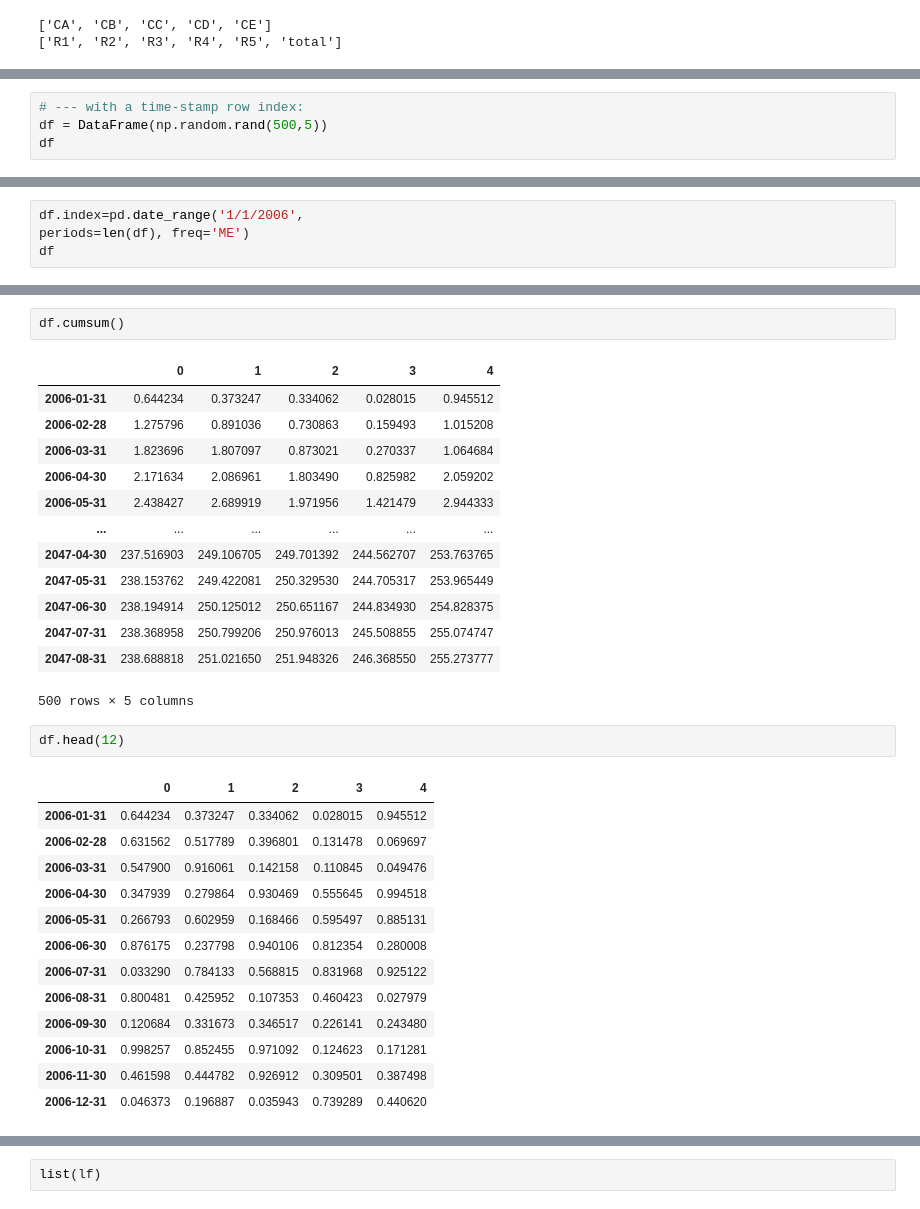
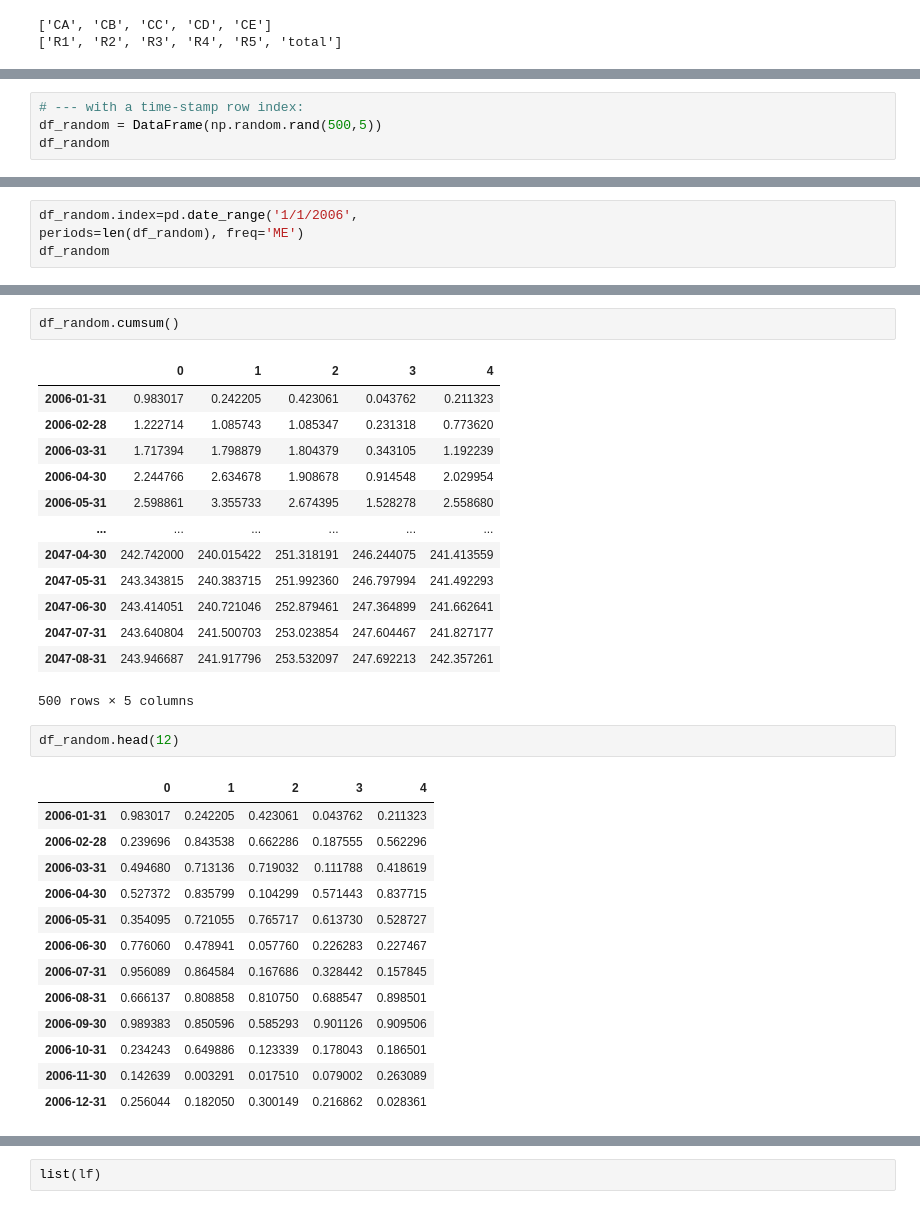
Before and after one commit to gpfforte/Learning, a Jupyter notebook: pandas_ex/prova2.ipynb, the cells around one changed output, grey strips where cells are left out. Drawn from its saved outputs; the diff is of its cells as text.

```diff
--- a/pandas_ex/prova2.ipynb
+++ b/pandas_ex/prova2.ipynb
@@ -69,7 +81,7 @@ RangeIndex(start=2, stop=8, step=1)
 | 7 | NaN | 25.0 |
 # %%
 # --- with a time-stamp row index:
-df = DataFrame(np.random.rand(500,5))
-df
+df_random = DataFrame(np.random.rand(500,5))
+df_random
 # %% [output]
 |  | 0 | 1 | 2 | 3 | 4 |
@@ -87,7 +99,7 @@ df
 500 rows × 5 columns
 # %%
-df.index=pd.date_range('1/1/2006',
-periods=len(df), freq='ME')
-df
+df_random.index=pd.date_range('1/1/2006',
+periods=len(df_random), freq='ME')
+df_random
 # %% [output]
 |  | 0 | 1 | 2 | 3 | 4 |
@@ -162,35 +174,35 @@ df.items()
 # %% [output]
 <generator object DataFrame.items at 0x...>
 # %%
-df.cumsum()
+df_random.cumsum()
 # %% [output]
 |  | 0 | 1 | 2 | 3 | 4 |
-| 2006-01-31 | 0.644234 | 0.373247 | 0.334062 | 0.028015 | 0.945512 |
-| 2006-02-28 | 1.275796 | 0.891036 | 0.730863 | 0.159493 | 1.015208 |
-| 2006-03-31 | 1.823696 | 1.807097 | 0.873021 | 0.270337 | 1.064684 |
-| 2006-04-30 | 2.171634 | 2.086961 | 1.803490 | 0.825982 | 2.059202 |
-| 2006-05-31 | 2.438427 | 2.689919 | 1.971956 | 1.421479 | 2.944333 |
+| 2006-01-31 | 0.983017 | 0.242205 | 0.423061 | 0.043762 | 0.211323 |
+| 2006-02-28 | 1.222714 | 1.085743 | 1.085347 | 0.231318 | 0.773620 |
+| 2006-03-31 | 1.717394 | 1.798879 | 1.804379 | 0.343105 | 1.192239 |
+| 2006-04-30 | 2.244766 | 2.634678 | 1.908678 | 0.914548 | 2.029954 |
+| 2006-05-31 | 2.598861 | 3.355733 | 2.674395 | 1.528278 | 2.558680 |
 | ... | ... | ... | ... | ... | ... |
-| 2047-04-30 | 237.516903 | 249.106705 | 249.701392 | 244.562707 | 253.763765 |
-| 2047-05-31 | 238.153762 | 249.422081 | 250.329530 | 244.705317 | 253.965449 |
-| 2047-06-30 | 238.194914 | 250.125012 | 250.651167 | 244.834930 | 254.828375 |
-| 2047-07-31 | 238.368958 | 250.799206 | 250.976013 | 245.508855 | 255.074747 |
-| 2047-08-31 | 238.688818 | 251.021650 | 251.948326 | 246.368550 | 255.273777 |
+| 2047-04-30 | 242.742000 | 240.015422 | 251.318191 | 246.244075 | 241.413559 |
+| 2047-05-31 | 243.343815 | 240.383715 | 251.992360 | 246.797994 | 241.492293 |
+| 2047-06-30 | 243.414051 | 240.721046 | 252.879461 | 247.364899 | 241.662641 |
+| 2047-07-31 | 243.640804 | 241.500703 | 253.023854 | 247.604467 | 241.827177 |
+| 2047-08-31 | 243.946687 | 241.917796 | 253.532097 | 247.692213 | 242.357261 |
 500 rows × 5 columns
 # %%
-df.head(12)
+df_random.head(12)
 # %% [output]
 |  | 0 | 1 | 2 | 3 | 4 |
-| 2006-01-31 | 0.644234 | 0.373247 | 0.334062 | 0.028015 | 0.945512 |
-| 2006-02-28 | 0.631562 | 0.517789 | 0.396801 | 0.131478 | 0.069697 |
-| 2006-03-31 | 0.547900 | 0.916061 | 0.142158 | 0.110845 | 0.049476 |
-| 2006-04-30 | 0.347939 | 0.279864 | 0.930469 | 0.555645 | 0.994518 |
-| 2006-05-31 | 0.266793 | 0.602959 | 0.168466 | 0.595497 | 0.885131 |
-| 2006-06-30 | 0.876175 | 0.237798 | 0.940106 | 0.812354 | 0.280008 |
-| 2006-07-31 | 0.033290 | 0.784133 | 0.568815 | 0.831968 | 0.925122 |
-| 2006-08-31 | 0.800481 | 0.425952 | 0.107353 | 0.460423 | 0.027979 |
-| 2006-09-30 | 0.120684 | 0.331673 | 0.346517 | 0.226141 | 0.243480 |
-| 2006-10-31 | 0.998257 | 0.852455 | 0.971092 | 0.124623 | 0.171281 |
-| 2006-11-30 | 0.461598 | 0.444782 | 0.926912 | 0.309501 | 0.387498 |
-| 2006-12-31 | 0.046373 | 0.196887 | 0.035943 | 0.739289 | 0.440620 |
+| 2006-01-31 | 0.983017 | 0.242205 | 0.423061 | 0.043762 | 0.211323 |
+| 2006-02-28 | 0.239696 | 0.843538 | 0.662286 | 0.187555 | 0.562296 |
+| 2006-03-31 | 0.494680 | 0.713136 | 0.719032 | 0.111788 | 0.418619 |
+| 2006-04-30 | 0.527372 | 0.835799 | 0.104299 | 0.571443 | 0.837715 |
+| 2006-05-31 | 0.354095 | 0.721055 | 0.765717 | 0.613730 | 0.528727 |
+| 2006-06-30 | 0.776060 | 0.478941 | 0.057760 | 0.226283 | 0.227467 |
+| 2006-07-31 | 0.956089 | 0.864584 | 0.167686 | 0.328442 | 0.157845 |
+| 2006-08-31 | 0.666137 | 0.808858 | 0.810750 | 0.688547 | 0.898501 |
+| 2006-09-30 | 0.989383 | 0.850596 | 0.585293 | 0.901126 | 0.909506 |
+| 2006-10-31 | 0.234243 | 0.649886 | 0.123339 | 0.178043 | 0.186501 |
+| 2006-11-30 | 0.142639 | 0.003291 | 0.017510 | 0.079002 | 0.263089 |
+| 2006-12-31 | 0.256044 | 0.182050 | 0.300149 | 0.216862 | 0.028361 |
 # %%
```
Also changed, not shown: parts of 17 cells of this notebook, 25 other files.
